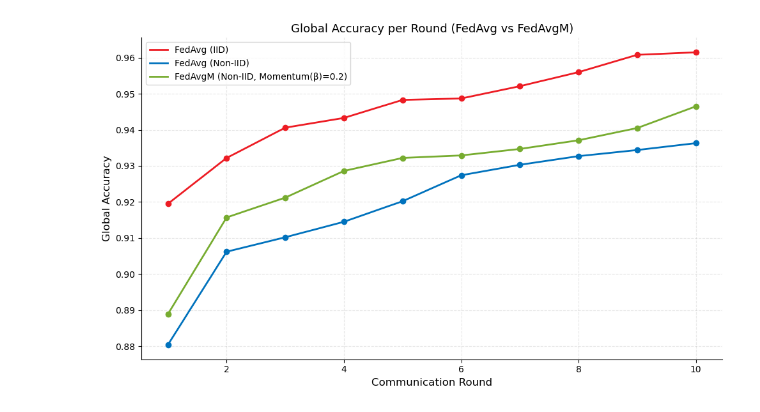
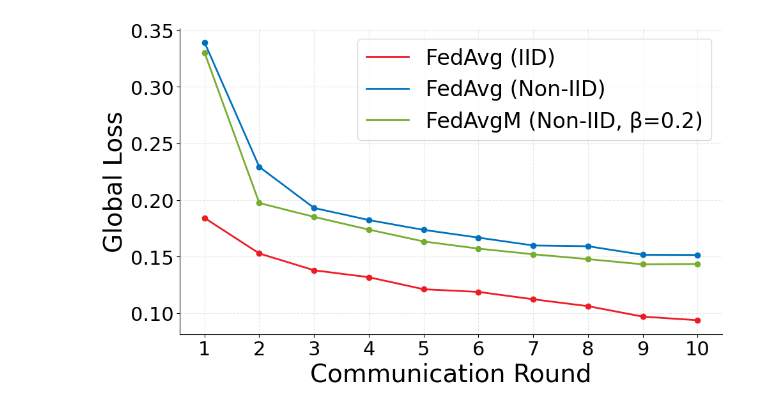
Before and after one commit to BishalChhetri/FL-EVCs-IDS, a Jupyter notebook: ML_FL_Model_EVCs_Data_Analysis.ipynb, the cells around one changed output. Saved outputs shown, nothing was run; the diff lists cells and outputs as text; code cells hidden in the pictures.

```diff
--- a/ML_FL_Model_EVCs_Data_Analysis.ipynb
+++ b/ML_FL_Model_EVCs_Data_Analysis.ipynb
@@ -61,48 +217,53 @@ plt.show()
 # %%
-accuracy_dict = {
-    'FedAvg (IID)': [0.9195, 0.9322, 0.9406, 0.9433, 0.9483, 0.9487, 0.9521, 0.956, 0.9608, 0.9615],
-    'FedAvg (Non-IID)': [0.8804, 0.9062, 0.9102, 0.9145, 0.9202, 0.9274, 0.9303, 0.9327, 0.9344, 0.9363],
-    'FedAvgM (Non-IID, Momentum(β)=0.2)': [0.8889, 0.9157, 0.9212, 0.9286, 0.9322, 0.9329, 0.9347, 0.9371, 0.9405, 0.9465],
+loss_dict = {
+    'FedAvg (IID)': [0.184206, 0.152835, 0.137988, 0.13184, 0.121244, 0.118866, 0.112381, 0.106281, 0.09705, 0.093881],
+    'FedAvg (Non-IID)': [0.339342, 0.229274, 0.193016, 0.182325, 0.173642, 0.166821, 0.159873, 0.159214, 0.151658, 0.151537],
+    'FedAvgM (Non-IID, β=0.2)': [0.330324, 0.197373, 0.185143, 0.173884, 0.163433, 0.157089, 0.152133, 0.147833, 0.143204, 0.143567],
 }
 
-# Assign colors to each method manually (from your palette)
+
 custom_colors = {
     'FedAvg (IID)': '#ed1c24',          # Red (0.1)
     'FedAvg (Non-IID)': '#0072bd',      # Blue (0.2)
-    'FedAvgM (Non-IID, Momentum(β)=0.2)': '#77ac30'
+    'FedAvgM (Non-IID, β=0.2)': '#77ac30'
 }
 
 rounds = np.arange(1, 11)
 
 fig, ax = plt.subplots(figsize=(10, 6), facecolor='white')
 
-for label, accuracies in accuracy_dict.items():
+for label, losses in loss_dict.items():
     rounds_np = np.array(rounds)
-    accuracies_np = np.array(accuracies)
+    losses_np = np.array(losses)
 
-    # Smooth line via linear interpolation
-    interpolator = interp1d(rounds_np, accuracies_np, kind='linear')
+    interpolator = interp1d(rounds_np, losses_np, kind='linear')
     rounds_smooth = np.linspace(rounds_np.min(), rounds_np.max(), 100)
-    accuracies_smooth = interpolator(rounds_smooth)
+    losses_smooth = interpolator(rounds_smooth)
 
-    # Plot smooth line
-    ax.plot(rounds_smooth, accuracies_smooth, color=custom_colors[label], label=label, linewidth=2)
+    ax.plot(rounds_smooth, losses_smooth, color=custom_colors[label], label=label, linewidth=2)
 
-    # Plot actual data points
-    ax.plot(rounds_np, accuracies_np, marker='o', linestyle='None', color=custom_colors[label], markersize=6)
+    ax.plot(rounds_np, losses_np, marker='o', linestyle='None', color=custom_colors[label], markersize=6)
 
-# Style
-ax.set_title("Global Accuracy per Round (FedAvg vs FedAvgM)", fontsize=13)
-ax.set_xlabel("Communication Round\n(Experiments with 10 clients, local_epochs = 5 for FedAvg & 1 to 5 for FedAvg(Non-IID) \nand FedAvgM(Non-IID,Momentum(β) = 0.2) , total rounds = 10)", fontsize=12)
-ax.set_ylabel("Global Accuracy", fontsize=12)
+# ax.set_title("Global Loss per Round (FedAvg vs FedAvgM)", fontsize=13)
+# ax.set_xlabel("Communication Round\n(Experiments with 10 clients, local_epochs = 5 for FedAvg & 1 to 5 for FedAvg(Non-IID) \nand FedAvgM(Non-IID,Momentum(β) = 0.2) , total rounds = 10)", fontsize=12)
+
+ax.set_xlabel("Communication Round", fontsize=28)
+ax.tick_params(axis='x', labelsize=22)
+ax.tick_params(axis='y', labelsize=22)
+ax.set_xticks(rounds)
+ax.set_ylabel("Global Loss", fontsize=28)
 ax.spines['top'].set_visible(False)
 ax.spines['right'].set_visible(False)
 ax.grid(True, linestyle='--', alpha=0.3)
-ax.legend(title="", fontsize=10, title_fontsize=11)
+ax.legend(
+    title="",
+    prop={ 'size': 24},
+    # title_fontproperties={'weight': 'bold', 'size': 26}
+)
 
 plt.tight_layout()
-plt.savefig("client_10_global_accuracy_plot.svg", format='svg')
+plt.savefig("images/client_10_global_loss_plot.pdf", format='pdf')
 plt.show()
 # %% [output]
-[figure, old version]
+[figure, new version]
 # %%
```
Also changed, not shown: parts of 11 cells of this notebook, 10 other files.
